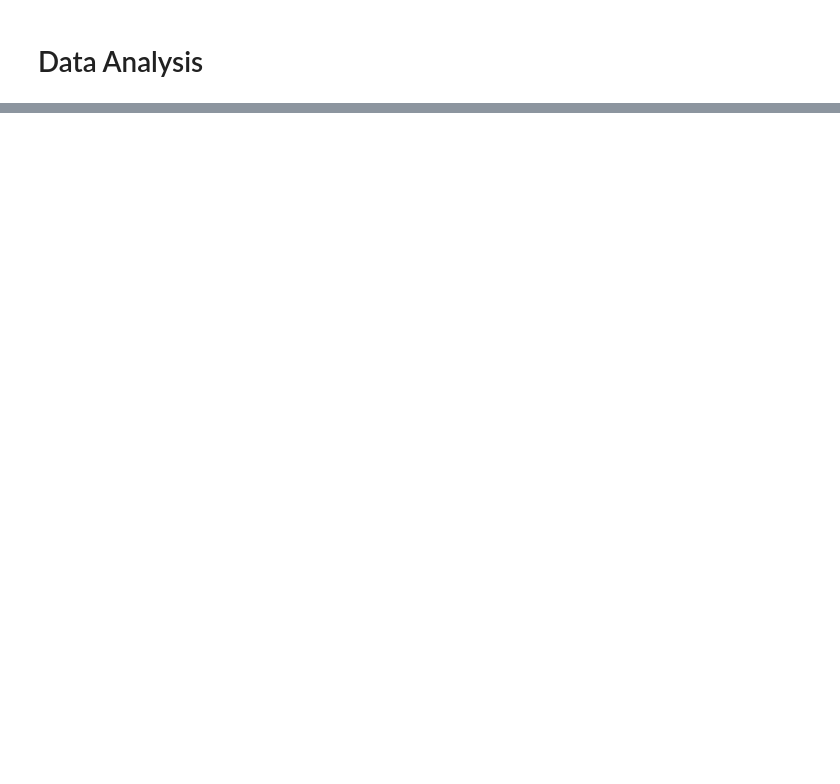
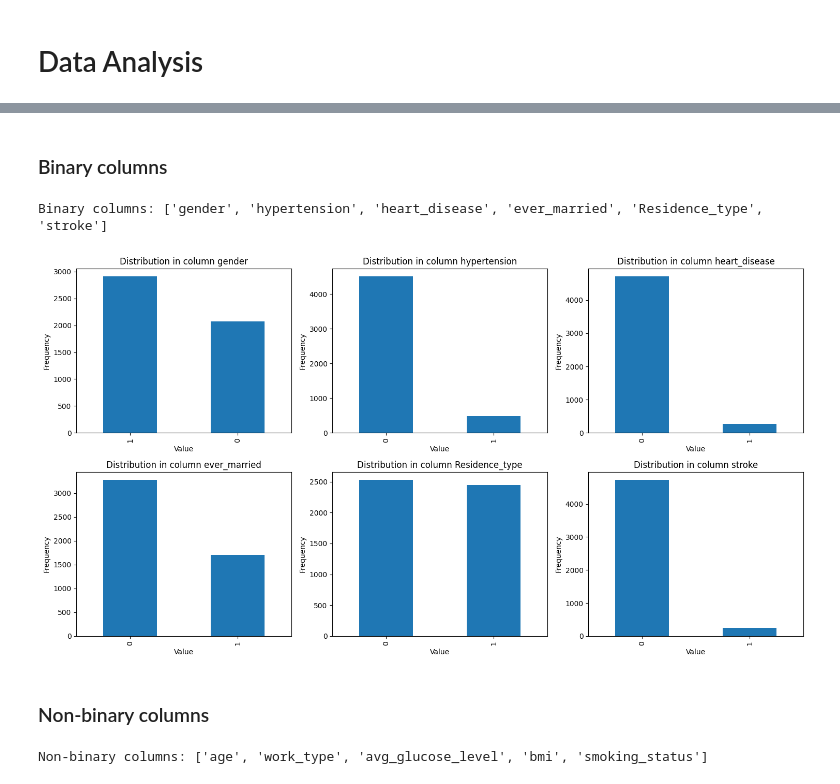
Before and after one commit to shanth1/brain-stroke-ml, a Jupyter notebook: preprocessing.ipynb, the cells around one changed output, grey strips where cells are left out. Saved outputs shown, nothing was run; the diff lists cells and outputs as text; code cells hidden in the pictures; blank space fills up the shorter version.

```diff
--- a/preprocessing.ipynb
+++ b/preprocessing.ipynb
@@ -18,0 +93,3 @@ ModuleNotFoundError: No module named 'matplotlib'
+# %%
+cat_columns = df.select_dtypes(include=['object']).columns
+print("Categorical columns:", cat_columns)
@@ -18,0 +117,17 @@ ModuleNotFoundError: No module named 'matplotlib'
+# %%
+mappings = {}
+
+new_df = df.copy()
+for col in cat_columns:
+    unique_values = df[col].unique()
+    unique_count = len(unique_values)
+    if unique_count == 2:
+        dummy_mapping = {unique_values[0]: 0, unique_values[1]: 1}
+        new_df[col] = new_df[col].map(dummy_mapping)
+        mappings[col] = dummy_mapping
+    else:
+        label_encoder = LabelEncoder()
+        new_df[col] = label_encoder.fit_transform(df[col])
+        mappings[col] = dict(zip(label_encoder.classes_, label_encoder.transform(label_encoder.classes_)))
+
+new_df.head()
@@ -18,0 +174,39 @@ ModuleNotFoundError: No module named 'matplotlib'
+# %% [markdown]
+### Binary columns
+# %%
+binary_columns = [column for column in new_df.columns if new_df[column].nunique() == 2]
+print("Binary columns:", binary_columns)
+
+# определяем количество столбцов и строк в сетке субплотов
+num_cols = 3
+num_rows = (len(binary_columns) + num_cols - 1) // num_cols  # вычисляем необходимое количество строк
+
+# создаем фигуру и массив субплотов
+fig, axes = plt.subplots(num_rows, num_cols, figsize=(5 * num_cols, 4 * num_rows))
+
+# если у нас меньше графиков, чем субплотов, убираем лишние оси
+if len(binary_columns) < num_cols * num_rows:
+    for i in range(len(binary_columns), num_cols * num_rows):
+        fig.delaxes(axes[num_rows - 1, i % num_cols])
+
+# формируем графики
+for i, column in enumerate(binary_columns):
+    ax = axes[i // num_cols, i % num_cols]
+    new_df[column].value_counts().plot(kind='bar', ax=ax)
+    ax.set_title(f'Distribution in column {column}')
+    ax.set_xlabel('Value')
+    ax.set_ylabel('Frequency')
+
+# улучшаем расположение графиков
+plt.tight_layout()
+plt.show()
+# %% [output]
+Binary columns: ['gender', 'hypertension', 'heart_disease', 'ever_married', 'Residence_type', 'stroke']
+[figure, added]
+# %% [markdown]
+### Non-binary columns
+# %%
+non_binary_columns = [column for column in new_df.columns if new_df[column].nunique() > 2]
+print("Non-binary columns:", non_binary_columns)
+# %% [output]
+Non-binary columns: ['age', 'work_type', 'avg_glucose_level', 'bmi', 'smoking_status']
```
Also changed, not shown: parts of 23 cells of this notebook.
